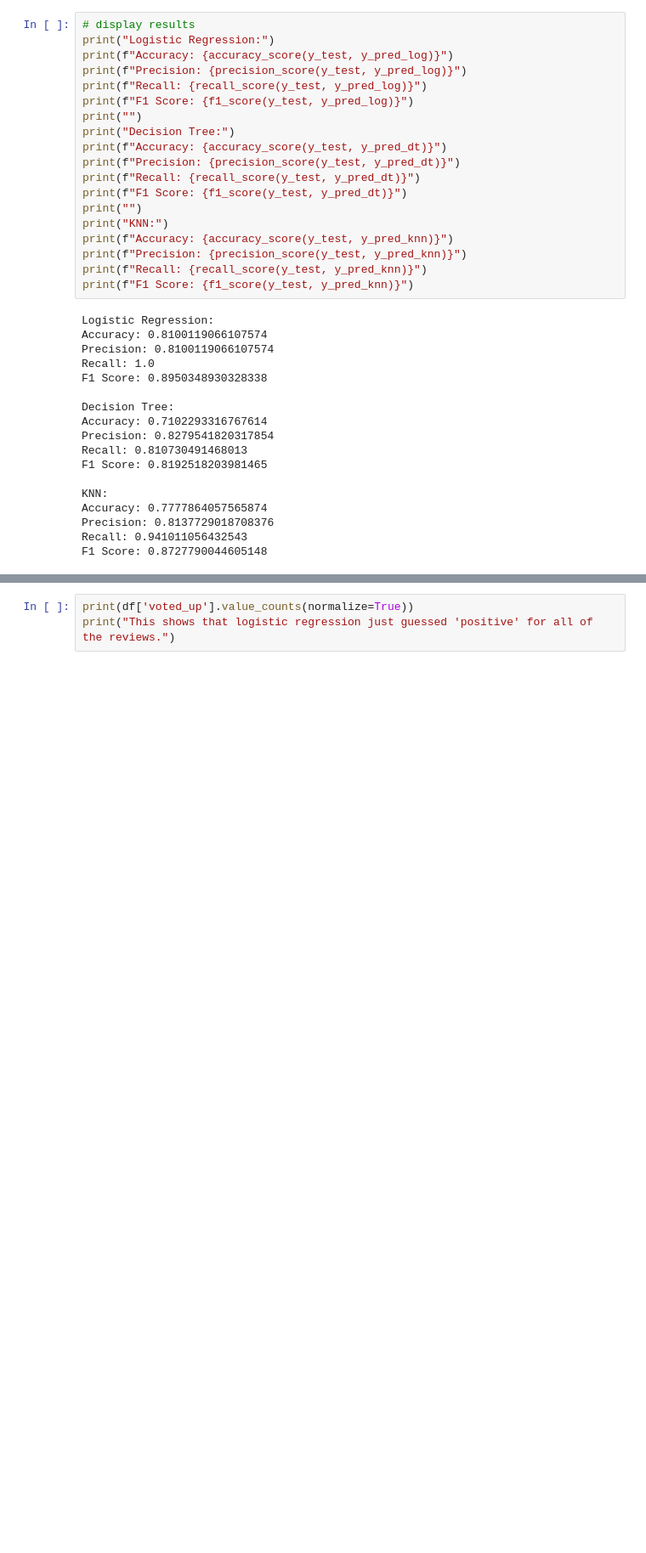
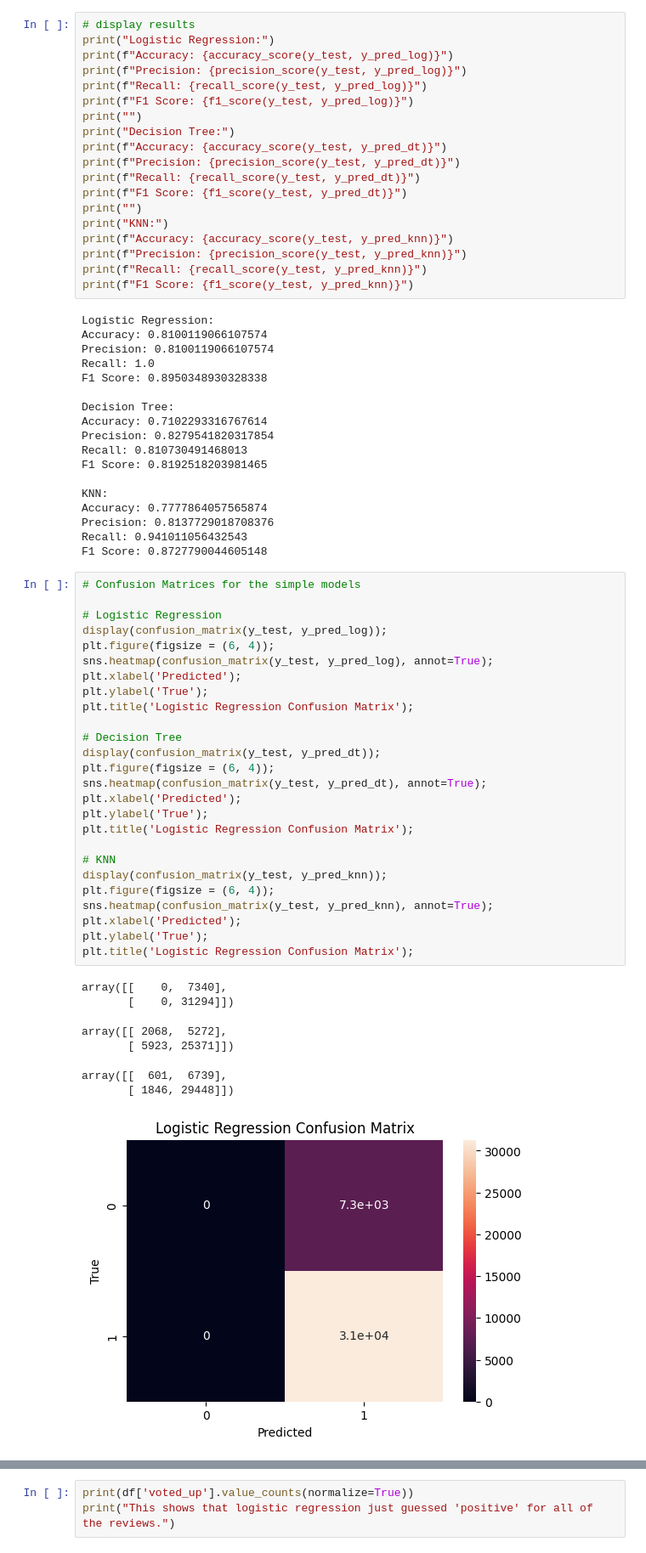
Before and after one commit to KalebE36/steam-review, a Jupyter notebook: packages/core/notebooks/steamReviewPredictor.ipynb, the cells around one changed output, grey strips where cells are left out. Shown at 85% size. Saved outputs shown, nothing was run; the diff lists cells and outputs as text; blank space fills up the shorter version.

Commit message:
added markup comments to some cells; added confusion matrices for simple models

```diff
--- a/packages/core/notebooks/steamReviewPredictor.ipynb
+++ b/packages/core/notebooks/steamReviewPredictor.ipynb
@@ -258,3 +285,37 @@ Accuracy: 0.7777864057565874
 Precision: 0.8137729018708376
 Recall: 0.941011056432543
 F1 Score: 0.8727790044605148
+# %%
+# Confusion Matrices for the simple models
+
+# Logistic Regression
+display(confusion_matrix(y_test, y_pred_log));
+plt.figure(figsize = (6, 4));
+sns.heatmap(confusion_matrix(y_test, y_pred_log), annot=True);
+plt.xlabel('Predicted');
+plt.ylabel('True');
+plt.title('Logistic Regression Confusion Matrix');
+
+# Decision Tree
+display(confusion_matrix(y_test, y_pred_dt));
+plt.figure(figsize = (6, 4));
+sns.heatmap(confusion_matrix(y_test, y_pred_dt), annot=True);
+plt.xlabel('Predicted');
+plt.ylabel('True');
+plt.title('Logistic Regression Confusion Matrix');
+
+# KNN
+display(confusion_matrix(y_test, y_pred_knn));
+plt.figure(figsize = (6, 4));
+sns.heatmap(confusion_matrix(y_test, y_pred_knn), annot=True);
+plt.xlabel('Predicted');
+plt.ylabel('True');
+plt.title('Logistic Regression Confusion Matrix');
+# %% [output]
+array([[    0,  7340],
+       [    0, 31294]])
+array([[ 2068,  5272],
+       [ 5923, 25371]])
+array([[  601,  6739],
+       [ 1846, 29448]])
+[figure, added]
```
Also changed, not shown: parts of 7 cells of this notebook.
